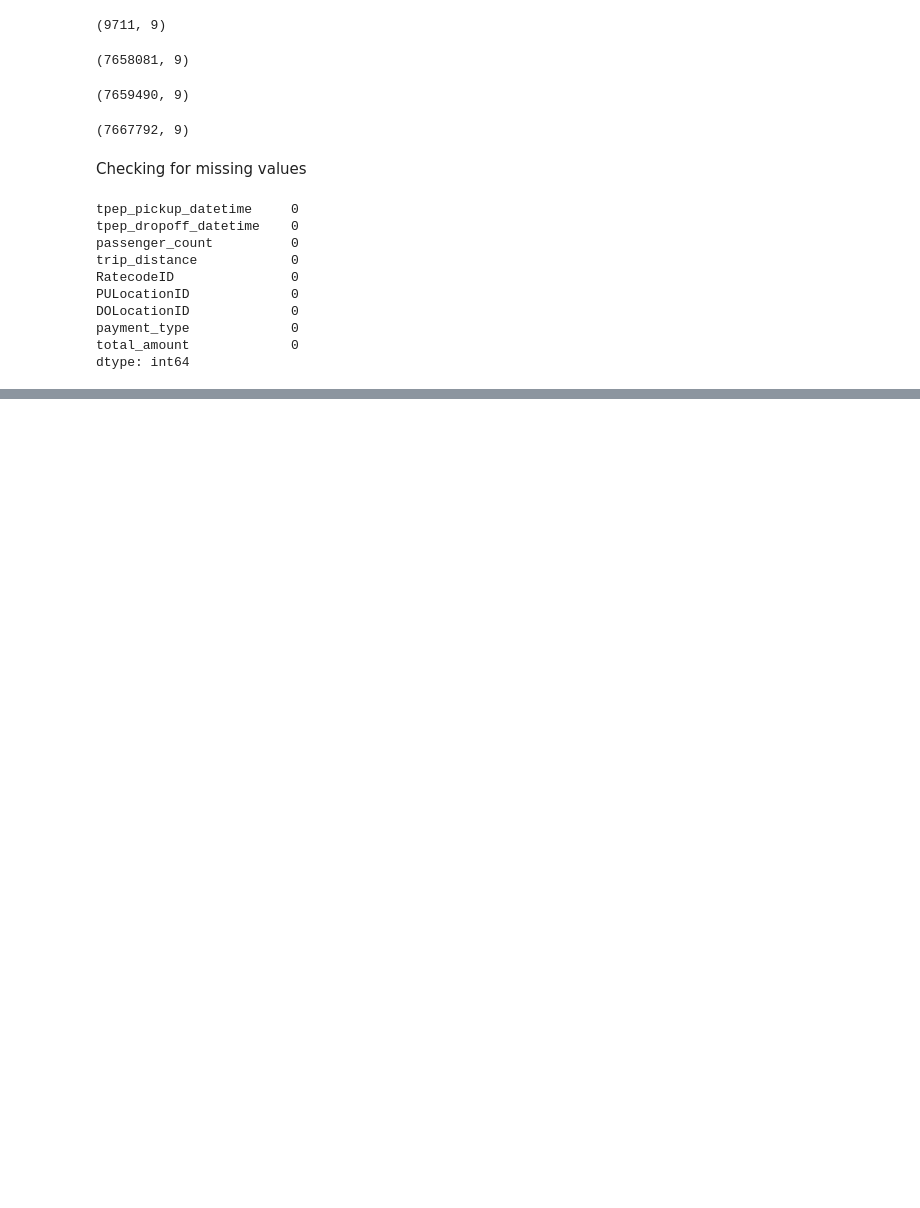
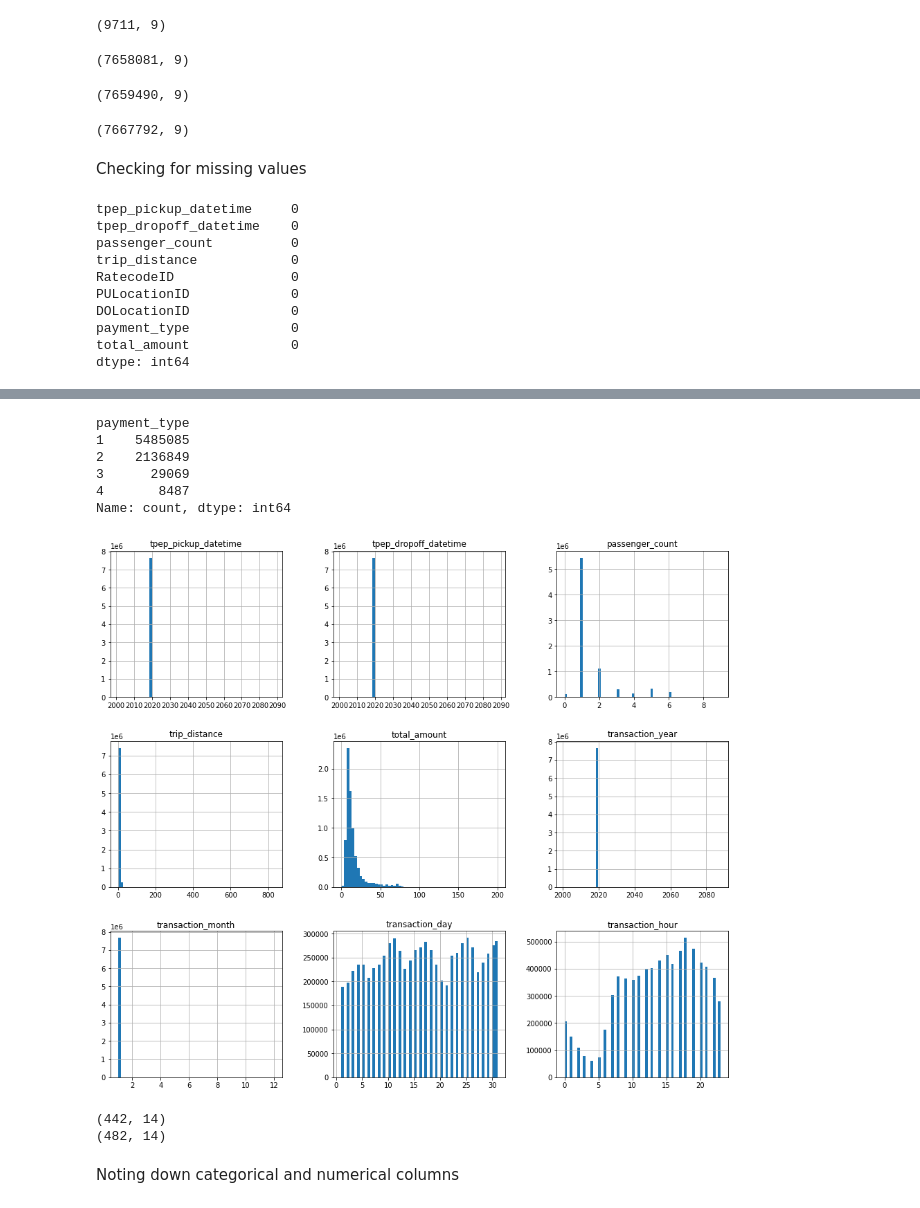
Before and after one commit to getpeped/Projects, a Jupyter notebook: yellow_taxi_trip_records/module2.ipynb, the cells around one changed output, grey strips where cells are left out. Cells and saved outputs as stored; diff of their text form; code cells hidden in the pictures; blank space fills up the shorter version.

```diff
--- a/yellow_taxi_trip_records/module2.ipynb
+++ b/yellow_taxi_trip_records/module2.ipynb
@@ -261,0 +264,2 @@ dtype: int64
+# %%
+taxi_data_prepared = taxi_data_filtered.copy()
@@ -261,0 +268,6 @@ dtype: int64
+# %%
+# print(taxi_data_prepared.dtypes)
+taxi_data_prepared['tpep_pickup_datetime'] = pd.to_datetime(taxi_data_prepared['tpep_pickup_datetime'])
+taxi_data_prepared['tpep_dropoff_datetime'] = pd.to_datetime(taxi_data_prepared['tpep_dropoff_datetime'])
+
+print(taxi_data_prepared.dtypes)
@@ -261,0 +285,7 @@ dtype: int64
+# %%
+taxi_data_prepared['RatecodeID'] = taxi_data_prepared['RatecodeID'].astype('str')
+taxi_data_prepared['PULocationID'] = taxi_data_prepared['PULocationID'].astype('str')
+taxi_data_prepared['DOLocationID'] = taxi_data_prepared['DOLocationID'].astype('str')
+taxi_data_prepared['payment_type'] = taxi_data_prepared['payment_type'].astype('str')
+
+taxi_data_prepared.dtypes
@@ -261,0 +303,31 @@ dtype: int64
+# %%
+taxi_data_prepared['payment_type'].value_counts()
+# %% [output]
+payment_type
+1    5485085
+2    2136849
+3      29069
+4       8487
+Name: count, dtype: int64
+# %%
+taxi_data_prepared['transaction_date'] = pd.to_datetime(taxi_data_prepared['tpep_pickup_datetime']).dt.date
+taxi_data_prepared['transaction_year'] = pd.to_datetime(taxi_data_prepared['tpep_pickup_datetime']).dt.year
+taxi_data_prepared['transaction_month'] = pd.to_datetime(taxi_data_prepared['tpep_pickup_datetime']).dt.month
+taxi_data_prepared['transaction_day'] = pd.to_datetime(taxi_data_prepared['tpep_pickup_datetime']).dt.day
+taxi_data_prepared['transaction_hour'] = pd.to_datetime(taxi_data_prepared['tpep_pickup_datetime']).dt.hour
+# %%
+taxi_data_prepared.hist(bins=60, figsize=(16, 14))
+plt.show()
+# %% [output]
+[figure, added]
+# %%
+print(taxi_data_prepared[taxi_data_prepared['transaction_year'] != 2019].shape)
+print(taxi_data_prepared[taxi_data_prepared['transaction_month'] != 1].shape)
+
+taxi_data_prepared = taxi_data_prepared[taxi_data_prepared['transaction_year'] == 2019]
+taxi_data_prepared = taxi_data_prepared[taxi_data_prepared['transaction_month'] == 1]
+# %% [output]
+(442, 14)
+(482, 14)
+# %% [markdown]
+Noting down categorical and numerical columns
```
Also changed, not shown: parts of 5 cells of this notebook.
